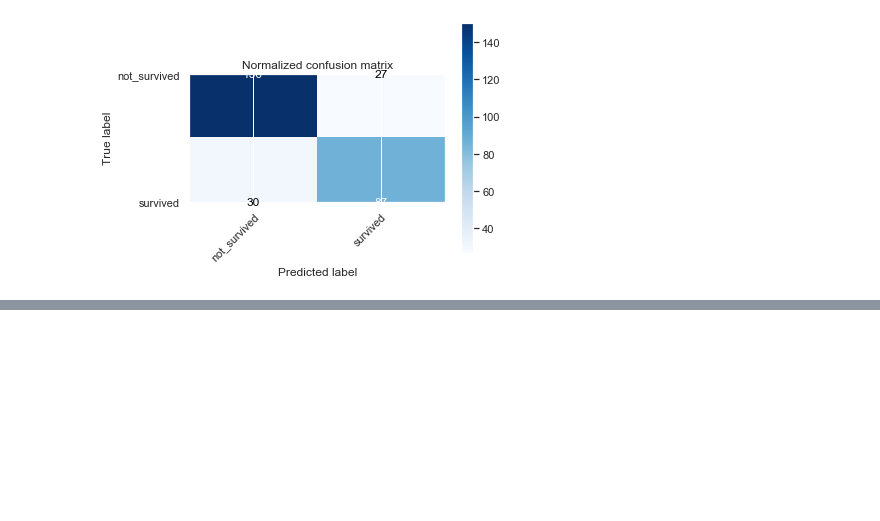
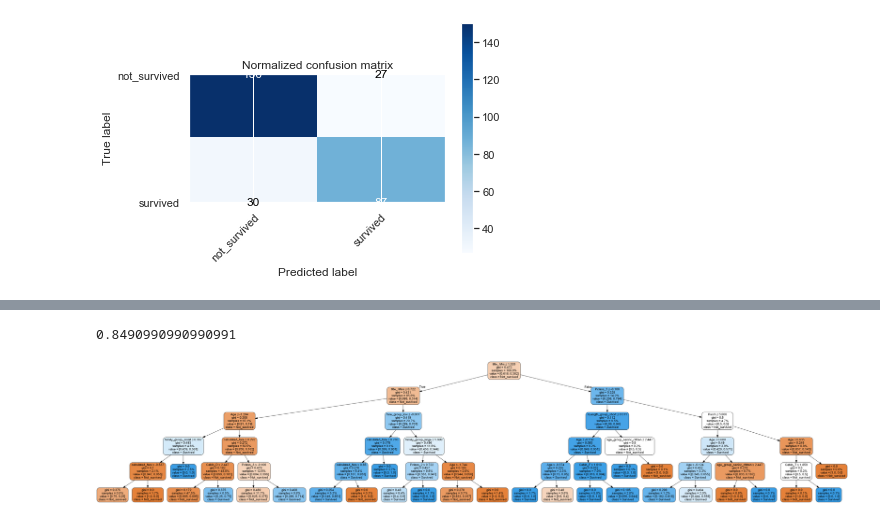
Before and after one commit to RogerLiu-98/titanic, a Jupyter notebook: EDA.ipynb, the cells around one changed output, grey strips where cells are left out. Saved outputs shown, nothing was run; the diff lists cells and outputs as text; code cells hidden in the pictures; blank space fills up the shorter version.

```diff
--- a/EDA.ipynb
+++ b/EDA.ipynb
@@ -995,0 +1352,9 @@ Confusion matrix, without normalization
+# %%
+from sklearn.svm import SVC
+
+Cs = [0.001, 0.01, 0.1, 1, 1.5, 2, 2.5, 3, 4, 5, 10] ## penalty parameter C for the error term
+gammas = [0.0001, 0.001, 0.01, 0.1, 1]
+param_grid = {'C': Cs, 'gamma': gammas}
+cv = StratifiedShuffleSplit(n_splits=10, test_size=.30, random_state=15)
+grid_search = GridSearchCV(SVC(kernel='rbf', probability=True), param_grid, cv=cv) # 'rbf' stands for gaussian kernel
+grid_search.fit(X, y)
@@ -995,0 +1394,18 @@ Confusion matrix, without normalization
+# %%
+from sklearn.tree import DecisionTreeClassifier
+
+max_depth = range(1, 30)
+max_feature = [21, 22, 23, 24, 25, 26, 27, 28, 29, 30, 'auto']
+criterion = ['entropy', 'gini']
+
+param = {'max_depth': max_depth,
+         'max_features': max_feature,
+         'criterion': criterion}
+
+grid = GridSearchCV(DecisionTreeClassifier(),
+                    param_grid=param,
+                    verbose=False,
+                    cv=StratifiedKFold(n_splits=20, random_state=15, shuffle=True),
+                    n_jobs=-1)
+
+grid.fit(X, y)
@@ -995,0 +1443,22 @@ Confusion matrix, without normalization
+# %%
+dectree_grid = grid.best_estimator_
+dectree_grid.score(X, y)
+# %% [output]
+0.8490990990990991
+# %%
+from sklearn.externals.six import StringIO
+from sklearn.tree import export_graphviz
+import pydot
+from IPython.display import Image
+
+dot_data = StringIO()
+export_graphviz(dectree_grid, out_file=dot_data,
+                feature_names=column_names, class_names=(['Survived' if int(i) is 1 else 'Not_survived' for i in y.unique()]),
+                filled=True, rounded=True,
+                proportion=True,
+                special_characters=True)
+(graph, ) = pydot.graph_from_dot_data(dot_data.getvalue())
+
+Image(graph.create_png())
+# %% [output]
+[figure, added]
```
Also changed, not shown: parts of 62 cells of this notebook.
